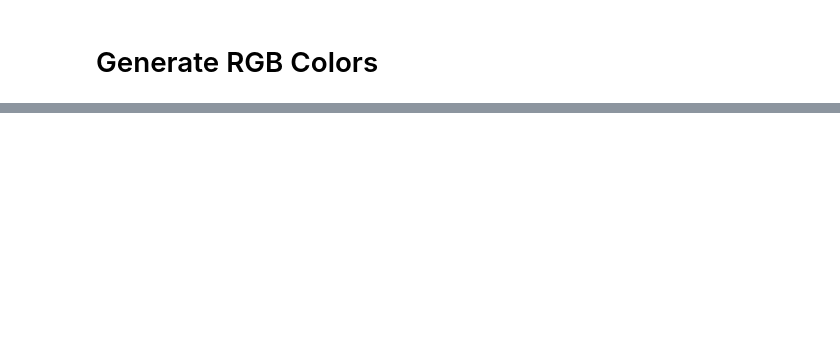
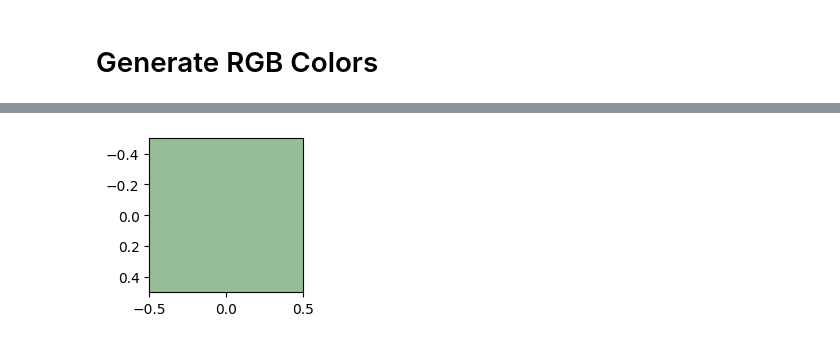
Before and after one commit to SoLNajle/keras_generate_colors, a Jupyter notebook: 01 - ML.ipynb, the cells around one changed output, grey strips where cells are left out. Saved outputs shown, nothing was run; the diff lists cells and outputs as text; code cells hidden in the pictures; blank space fills up the shorter version.

```diff
--- a/01 - ML.ipynb
+++ b/01 - ML.ipynb
@@ -223,0 +241,3 @@ fantastic purple, R,G,B: 149 34 143
+# %%
+predict("aereo")
+# %% [output]
@@ -223,0 +246 @@ fantastic purple, R,G,B: 149 34 143
+[figure, added]
```
Also changed, not shown: parts of 15 cells of this notebook, 2 other files.
